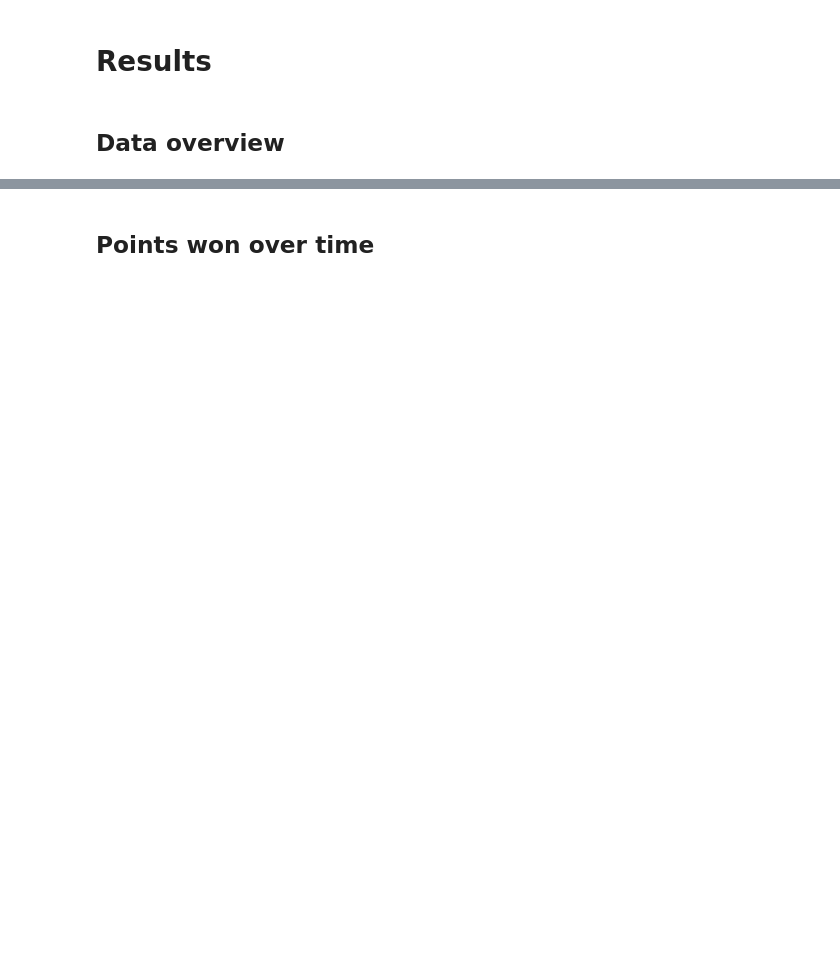
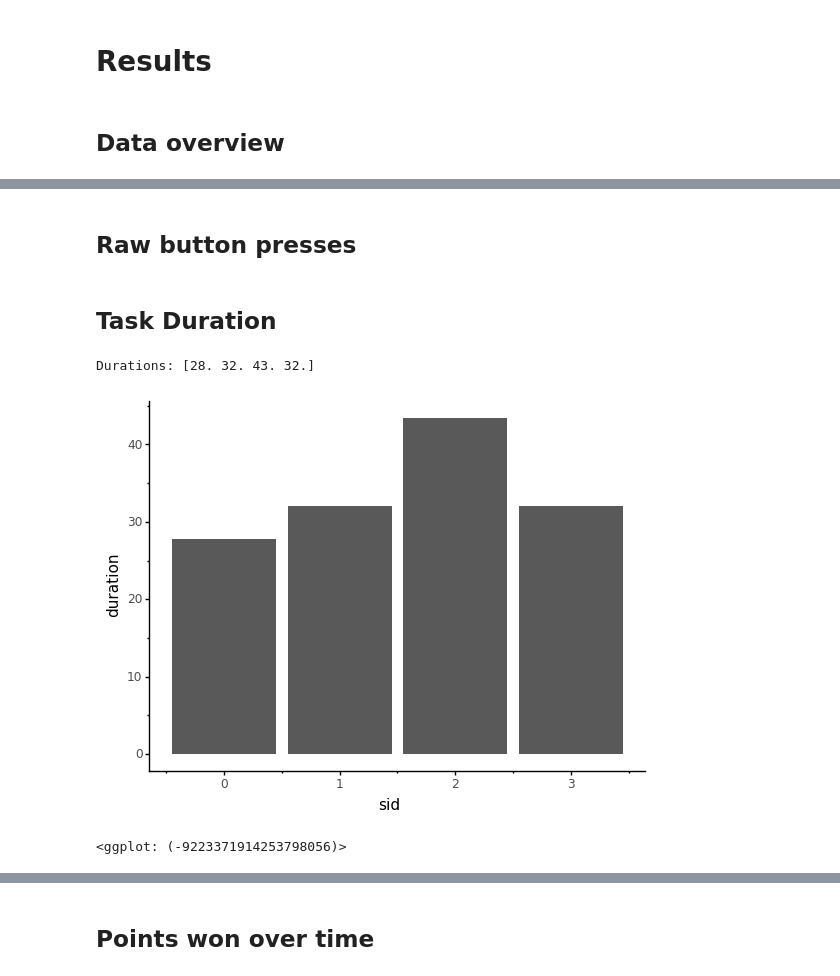
Before and after one commit to MariaEckstein/CHaRLy, a Jupyter notebook: CHaRLy_AmyData2.ipynb, the cells around one changed output, grey strips where cells are left out. Saved outputs shown, nothing was run; the diff lists cells and outputs as text; code cells hidden in the pictures; blank space fills up the shorter version.

```diff
--- a/CHaRLy_AmyData2.ipynb
+++ b/CHaRLy_AmyData2.ipynb
@@ -367,0 +430,16 @@ all_data.loc[:30, interesting_cols]
+# %% [markdown]
+## Raw button presses
+# %% [markdown]
+## Task Duration
+# %%
+dur_dat = all_data.groupby(['sid']).aggregate('mean')['duration'].reset_index()
+print("Durations: {}".format(dur_dat['duration'].values.round()))
+
+g = (gg.ggplot(dur_dat, gg.aes('sid', 'duration'))
+     + gg.geom_bar(stat='identity')
+    )
+g
+# %% [output]
+Durations: [28. 32. 43. 32.]
+[figure, added]
+<ggplot: (-9223371914253798056)>
```
Also changed, not shown: parts of 23 cells of this notebook.
